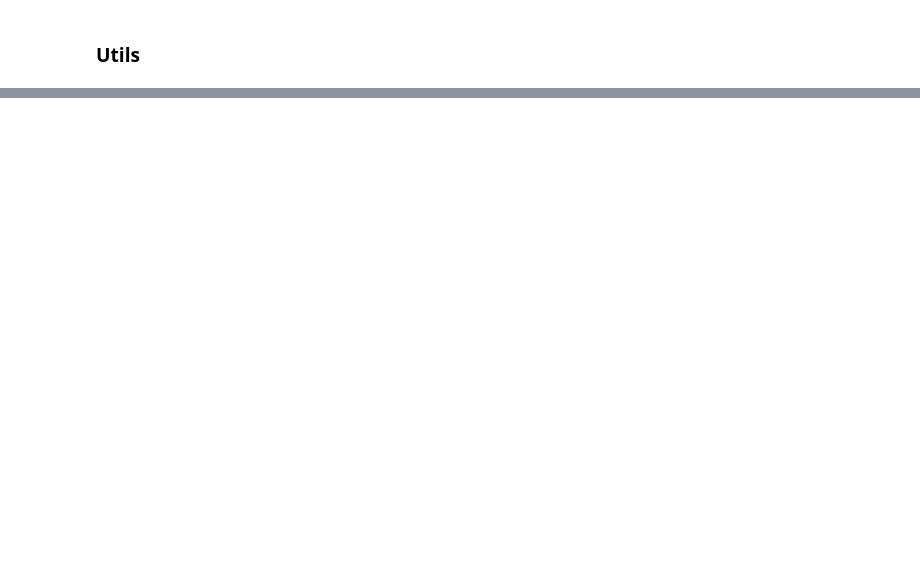
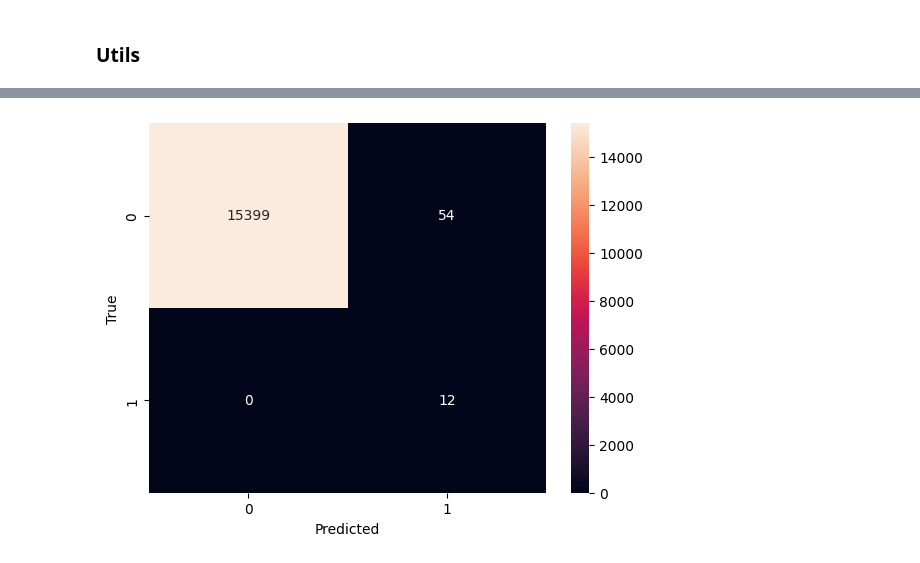
Before and after one commit to R1chrdson/bot_detection_mmdb23, a Jupyter notebook: classify_data/classifier.ipynb, the cells around one changed output, grey strips where cells are left out. Cells and saved outputs as stored; diff of their text form; code cells hidden in the pictures; blank space fills up the shorter version.

```diff
--- a/classify_data/classifier.ipynb
+++ b/classify_data/classifier.ipynb
@@ -116,0 +237,4 @@ fig.set_size_inches(10, 5)
+# %%
+plot_conf_matrix(confusion_matrix(validation_set['bot'], model.predict(validation_set.drop(['bot'], axis=1)), ))
+# %% [output]
+[figure, added]
```
Also changed, not shown: parts of 33 cells of this notebook.
